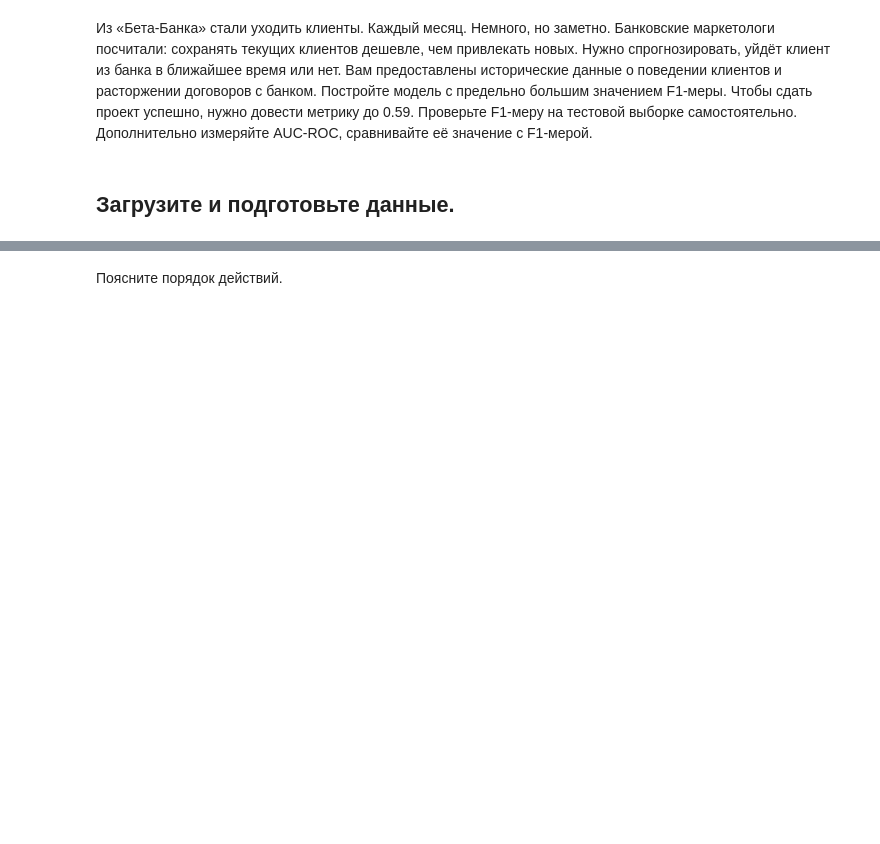
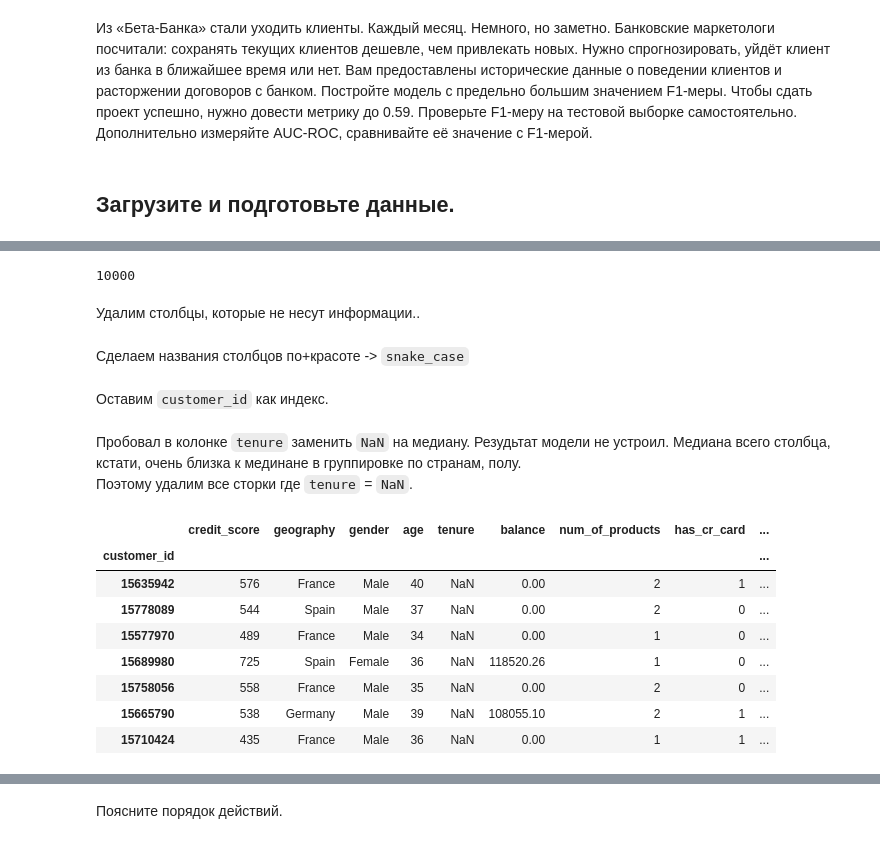
Before and after one commit to zabelin-ds/practicum, a Jupyter notebook: 07_project/bank.ipynb, the cells around one changed output, grey strips where cells are left out. Cells and saved outputs as stored; diff of their text form; code cells hidden in the pictures; blank space fills up the shorter version.

```diff
--- a/07_project/bank.ipynb
+++ b/07_project/bank.ipynb
@@ -22,0 +86,43 @@ except FileNotFoundError:
+# %%
+display(
+    len(customers_data['CustomerId'].unique())
+)
+# %% [output]
+10000
+# %% [markdown]
+Удалим столбцы, которые не несут информации..
+# %%
+customers_data.drop(
+    columns=['RowNumber',  'Surname'],
+    inplace=True
+)
+# %% [markdown]
+Сделаем названия столбцов по+красоте -> `snake_case`
+# %%
+customers_data.columns  = pd.Series(customers_data.columns).apply(
+    lambda c: re.sub(r'(?<!^)(?=[A-Z])', '_',  c ).lower()
+)
+# %% [markdown]
+Оставим `customer_id` как индекс.
+# %%
+customers_data.set_index(
+    keys='customer_id',
+    inplace=True
+)
+# %% [markdown]
+Пробовал в колонке `tenure` заменить `NaN` на медиану. Резудьтат модели не устроил. Медиана всего столбца, кстати, очень близка к мединане в группировке по странам, полу.
+Поэтому удалим все сторки где `tenure` = `NaN`.
+# %%
+display(
+    customers_data.loc[customers_data['tenure'].isna()].sample(7)
+)
+# %% [output]
+|  | credit_score | geography | gender | age | tenure | balance | num_of_products | has_cr_card | ... |
+| customer_id |  |  |  |  |  |  |  |  | ... |
+| 15635942 | 576 | France | Male | 40 | NaN | 0.00 | 2 | 1 | ... |
+| 15778089 | 544 | Spain | Male | 37 | NaN | 0.00 | 2 | 0 | ... |
+| 15577970 | 489 | France | Male | 34 | NaN | 0.00 | 1 | 0 | ... |
+| 15689980 | 725 | Spain | Female | 36 | NaN | 118520.26 | 1 | 0 | ... |
+| 15758056 | 558 | France | Male | 35 | NaN | 0.00 | 2 | 0 | ... |
+| 15665790 | 538 | Germany | Male | 39 | NaN | 108055.10 | 2 | 1 | ... |
+| 15710424 | 435 | France | Male | 36 | NaN | 0.00 | 1 | 1 | ... |
```
Also changed, not shown: parts of 11 cells of this notebook.
